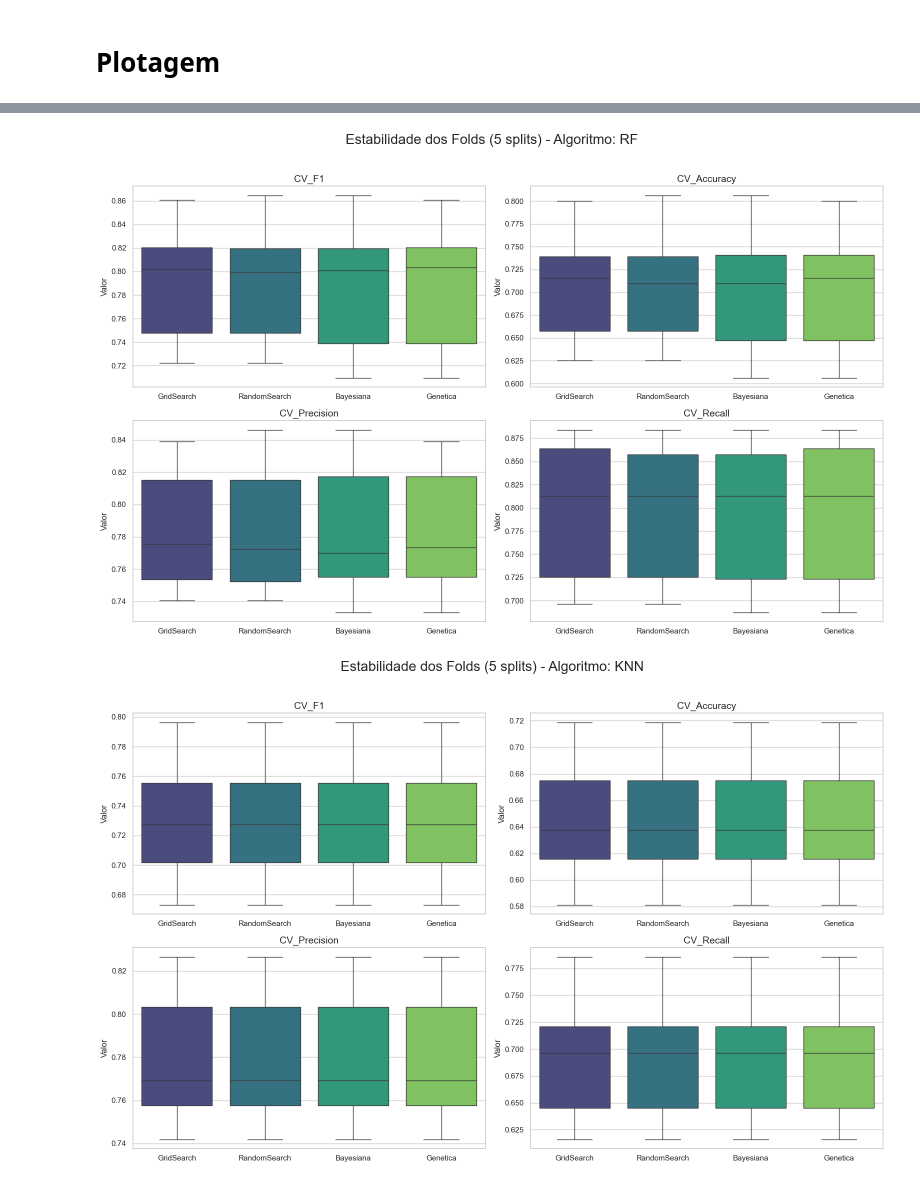
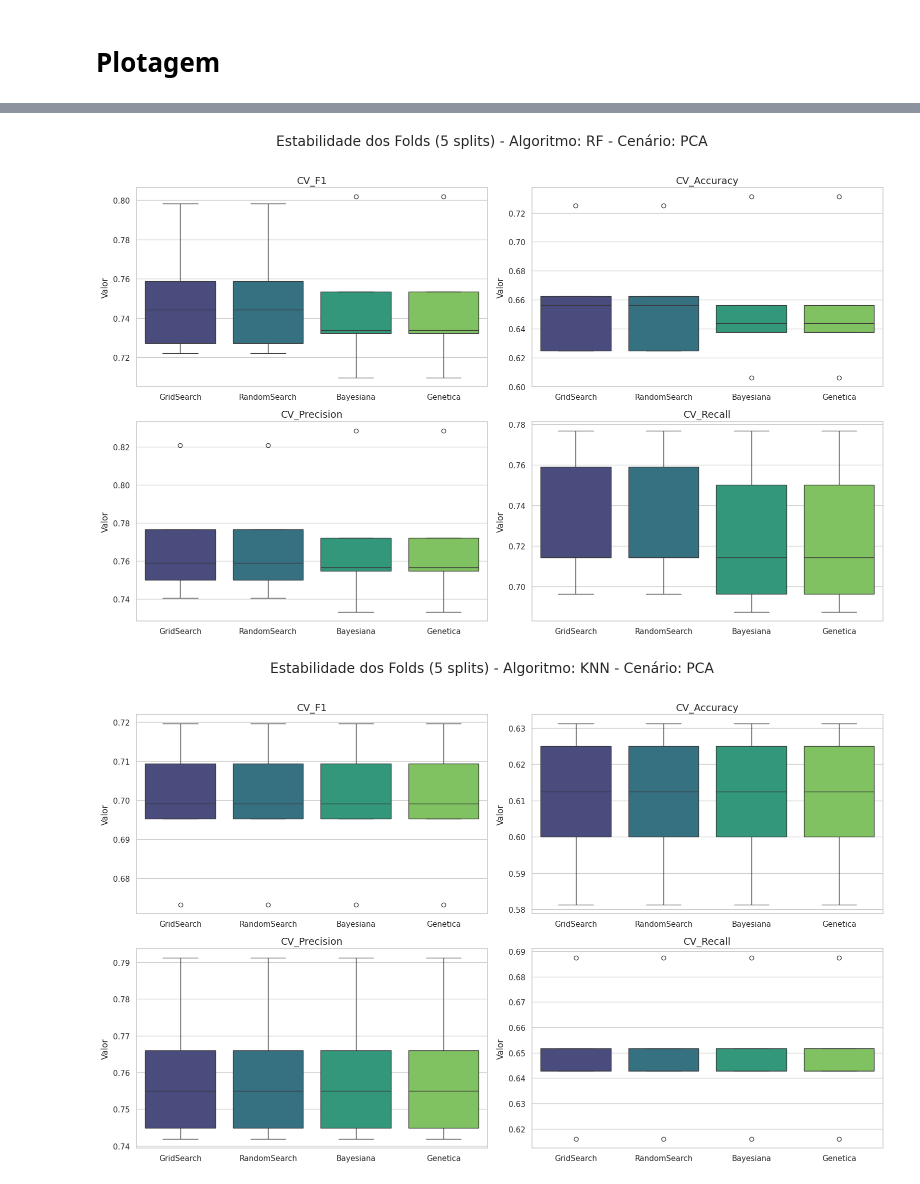
Before and after one commit to KauaHenSilva/Trabalho_Topicos_10, a Jupyter notebook: main.ipynb, the cells around one changed output, grey strips where cells are left out. Saved outputs shown, nothing was run; the diff lists cells and outputs as text; code cells hidden in the pictures.

```diff
--- a/main.ipynb
+++ b/main.ipynb
@@ -299,30 +299,33 @@ df_summary
 # %%
 sns.set_theme(style="whitegrid", context='notebook', palette='Set2')
 # %%
-for algoritmo in df_resultados_resumo['Algoritmo'].unique():
-    df_alg = df_resultados_folds[df_resultados_folds['Algoritmo'] == algoritmo]
-    fig, axes = plt.subplots(2, 2, figsize=(16, 10))
-    axes = axes.flatten()
-    tipos_metricas = ['CV_F1', 'CV_Accuracy', 'CV_Precision', 'CV_Recall']
+for categoria in df_resultados_resumo['Cenario'].unique():
+    df_cenario = df_resultados_folds[df_resultados_folds['Cenario'] == categoria]
 
-    for i, metrica in enumerate(tipos_metricas):
-        sns.boxplot(
-            data=df_alg,
-            x="Otimizador",
-            y=metrica,
-            hue="Otimizador",
-            ax=axes[i],
-            palette="viridis",
-            legend=False
-        )
+    for algoritmo in df_resultados_resumo['Algoritmo'].unique():
+        df_alg = df_cenario[df_cenario['Algoritmo'] == algoritmo]
+        fig, axes = plt.subplots(2, 2, figsize=(16, 10))
+        axes = axes.flatten()
+        tipos_metricas = ['CV_F1', 'CV_Accuracy', 'CV_Precision', 'CV_Recall']
 
-        # Ajustes visuais de cada subplot
-        axes[i].set_title(f"{metrica}", fontsize=14)
-        axes[i].set_xlabel("")
-        axes[i].set_ylabel("Valor")
+        for i, metrica in enumerate(tipos_metricas):
+            sns.boxplot(
+                data=df_alg,
+                x="Otimizador",
+                y=metrica,
+                hue="Otimizador",
+                ax=axes[i],
+                palette="viridis",
+                legend=False
+            )
 
-    plt.suptitle(f"Estabilidade dos Folds (5 splits) - Algoritmo: {algoritmo}", fontsize=20, y=1.02)
+            # Ajustes visuais de cada subplot
+            axes[i].set_title(f"{metrica}", fontsize=14)
+            axes[i].set_xlabel("")
+            axes[i].set_ylabel("Valor")
 
-    plt.tight_layout()
-    plt.show()
+        plt.suptitle(f"Estabilidade dos Folds (5 splits) - Algoritmo: {algoritmo} - Cenário: {categoria}", fontsize=20, y=1.02)
+
+        plt.tight_layout()
+        plt.show()
 # %% [output]
@@ -330,2 +333,2 @@ for algoritmo in df_resultados_resumo['Algoritmo'].unique():
-[figure, old version]
+[figure, new version]
-[figure, old version]
+[figure, new version]
```
Also changed, not shown: parts of 2 cells of this notebook.
